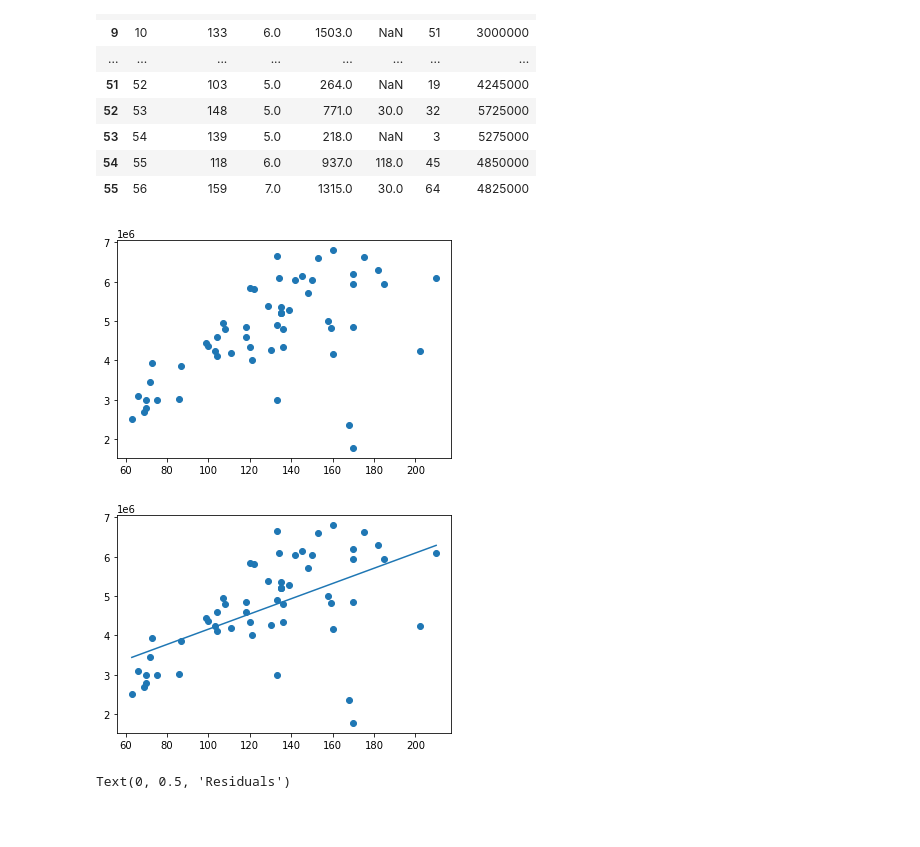
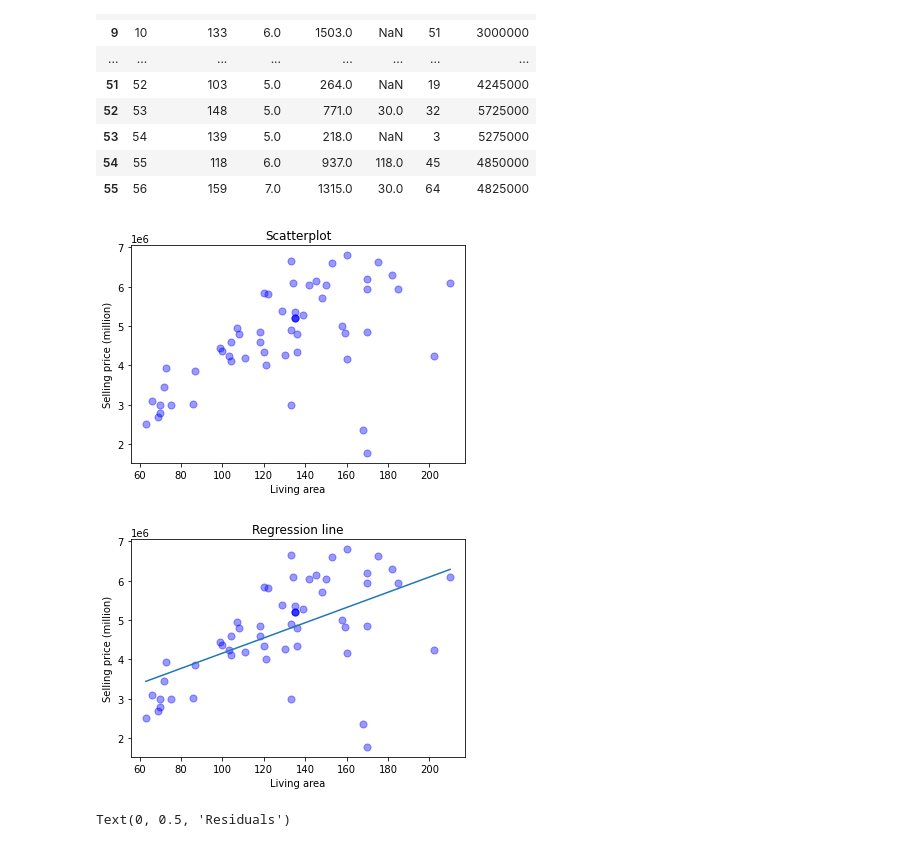
Before and after one commit to Jessica-Gilmsjoe/DIT406, a Jupyter notebook: assignment2-new.ipynb, the cells around one changed output. Saved outputs shown, nothing was run; the diff lists cells and outputs as text; code cells hidden in the pictures; blank space fills up the shorter version.

```diff
--- a/assignment2-new.ipynb
+++ b/assignment2-new.ipynb
@@ -33,8 +33,11 @@ houses
 | 55 | 56 | 159 | 7.0 | 1315.0 | 30.0 | 64 | 4825000 |
 # %%
 # Scatter plot living area vs prices
-plt.scatter(houses[['Living_area']], houses[['Selling_price']])
+plt.scatter(houses[['Living_area']], houses[['Selling_price']],  c = 'b', s = 50, alpha = 0.4)
+plt.title('Scatterplot')
+plt.xlabel('Living area')
+plt.ylabel('Selling price (million)')
 plt.show()
 # %% [output]
-[figure, old version]
+[figure, new version]
 # %%
@@ -44,11 +47,14 @@ model = LinearRegression().fit(houses[['Living_area']], houses[['Selling_price']
 # Plot data and fit
 xfit=np.linspace(min(houses['Living_area']),max(houses['Living_area']), 1000) #1000 evenly spaced points in [0, 55].
 yfit=model.predict(xfit[:, np.newaxis])
-plt.scatter(houses[['Living_area']], houses[['Selling_price']])
+plt.scatter(houses[['Living_area']], houses[['Selling_price']], c = 'b', s = 50, alpha = 0.4)
 plt.plot(xfit, yfit)
+plt.title('Regression line')
+plt.xlabel('Living area')
+plt.ylabel('Selling price (million)')
 plt.show()
 # %% [output]
-[figure, old version]
+[figure, new version]
 # %%
 # Residual plot
 pred_price = model.predict(houses[['Living_area']])
```
Also changed, not shown: parts of 7 cells of this notebook.
